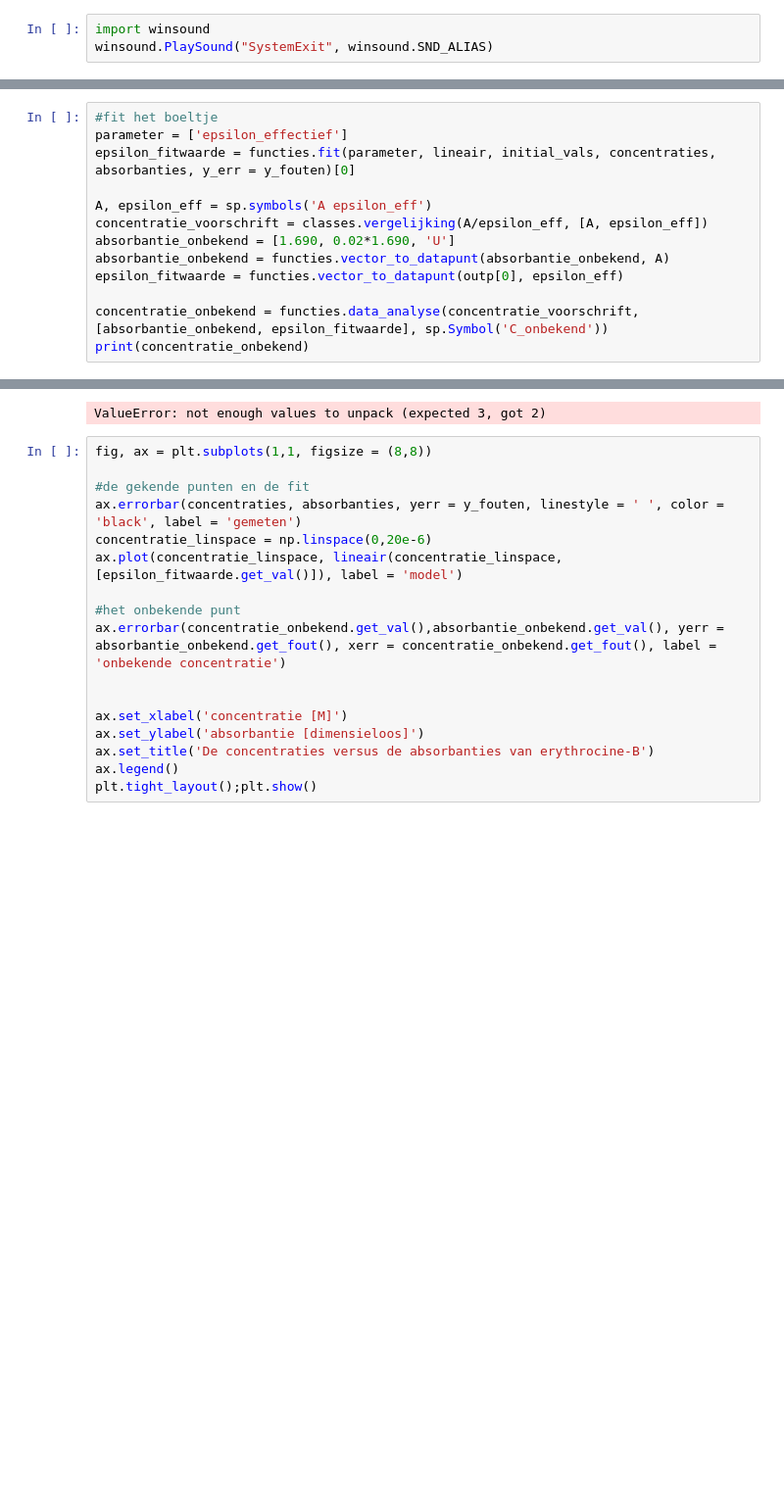
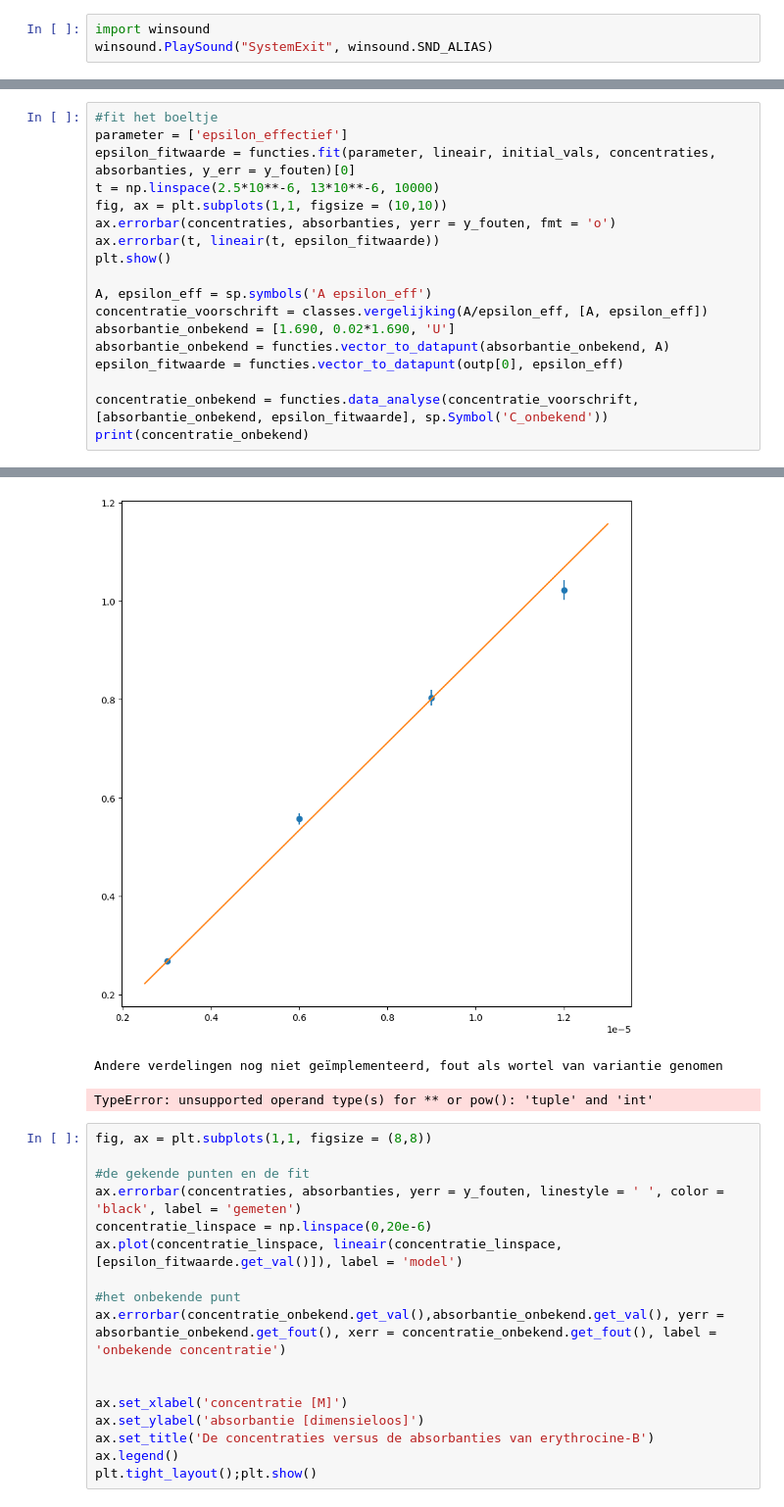
Before and after one commit to justlearning42/Experimentele_vscode, a Jupyter notebook: concentratie.ipynb, the cells around one changed output, grey strips where cells are left out. Shown: that part at 98% size. Cells and saved outputs as stored; diff of their text form; blank space fills up the shorter version.

```diff
--- a/concentratie.ipynb
+++ b/concentratie.ipynb
@@ -121,33 +134,40 @@ fit_2D(parameters, model, initial_vals, x_val, y_val, x_variance, y_variance, gr
 # %%
 #fit het boeltje
 parameter = ['epsilon_effectief']
 epsilon_fitwaarde = functies.fit(parameter, lineair, initial_vals, concentraties, absorbanties, y_err = y_fouten)[0]
+t = np.linspace(2.5*10**-6, 13*10**-6, 10000)
+fig, ax = plt.subplots(1,1, figsize = (10,10))
+ax.errorbar(concentraties, absorbanties, yerr = y_fouten, fmt = 'o')
+ax.errorbar(t, lineair(t, epsilon_fitwaarde))
+plt.show()
 
 A, epsilon_eff = sp.symbols('A epsilon_eff')
 concentratie_voorschrift = classes.vergelijking(A/epsilon_eff, [A, epsilon_eff])
 absorbantie_onbekend = [1.690, 0.02*1.690, 'U']
 absorbantie_onbekend = functies.vector_to_datapunt(absorbantie_onbekend, A)
 epsilon_fitwaarde = functies.vector_to_datapunt(outp[0], epsilon_eff)
 
 concentratie_onbekend = functies.data_analyse(concentratie_voorschrift, [absorbantie_onbekend, epsilon_fitwaarde], sp.Symbol('C_onbekend'))
 print(concentratie_onbekend)
 # %% [output]
 Raw output
   message: Optimization terminated successfully.
   success: True
    status: 0
       fun: 9.376751713983147
         x: [ 8.897e+04]
       nit: 3
       jac: [ 3.576e-07]
  hess_inv: [[ 3.962e+05]]
      nfev: 24
      njev: 12
 [[88087.05582700793, 89857.4694216154]]
 epsilon_effectief heeft als waarde: 88972 + 885.27 - 885.14 met 68% betrouwbaarheidsinterval: [88087, 89857]
 De p-waarde voor de hypothese test dat het model zinvol is, wordt gegeven door: 0.024679
 De gereduceerde chi^2 waarde is: 3.1256
+[figure, added]
-ValueError: not enough values to unpack (expected 3, got 2)
+Andere verdelingen nog niet geïmplementeerd, fout als wortel van variantie genomen
+TypeError: unsupported operand type(s) for ** or pow(): 'tuple' and 'int'
 # %%
 fig, ax = plt.subplots(1,1, figsize = (8,8))
 
```
Also changed, not shown: parts of 1 cell of this notebook, 1 other file.
